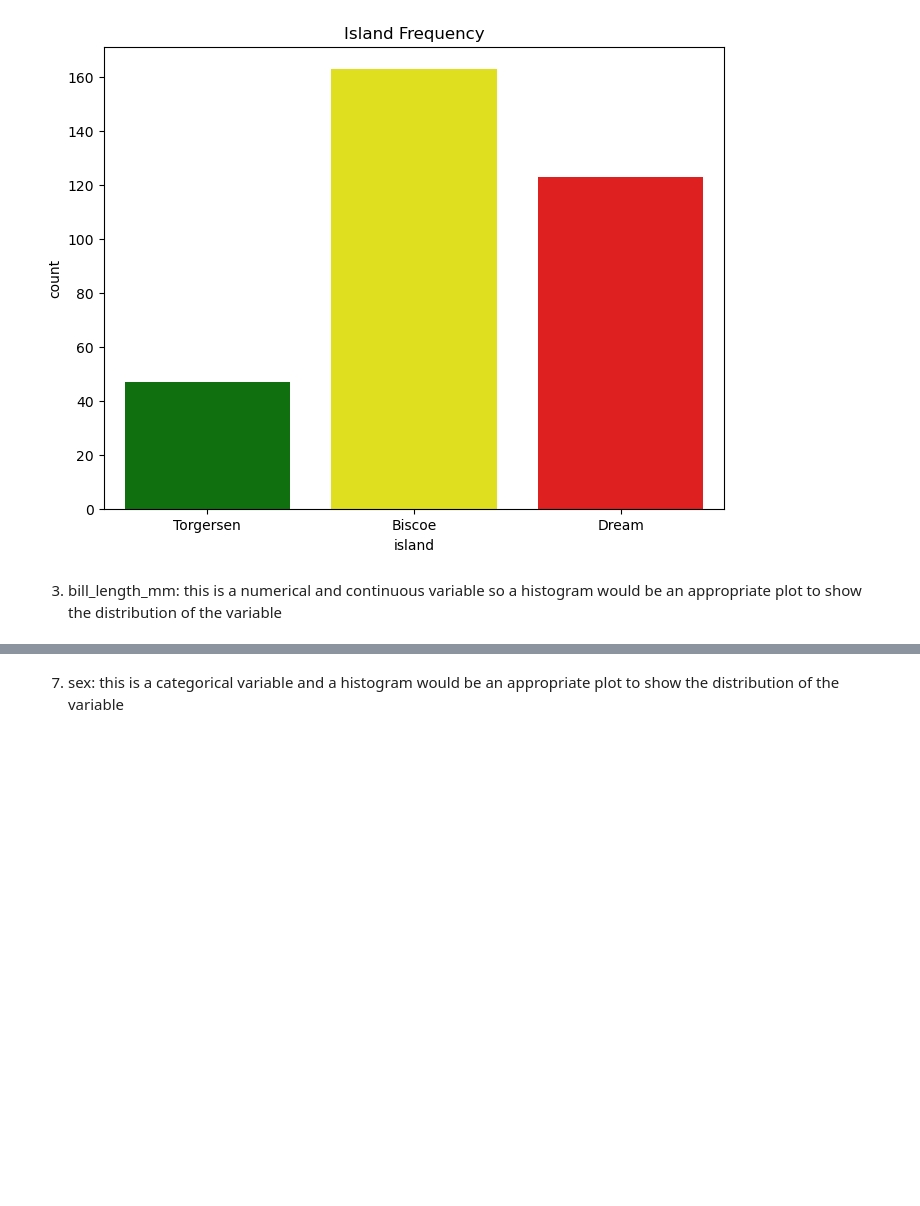
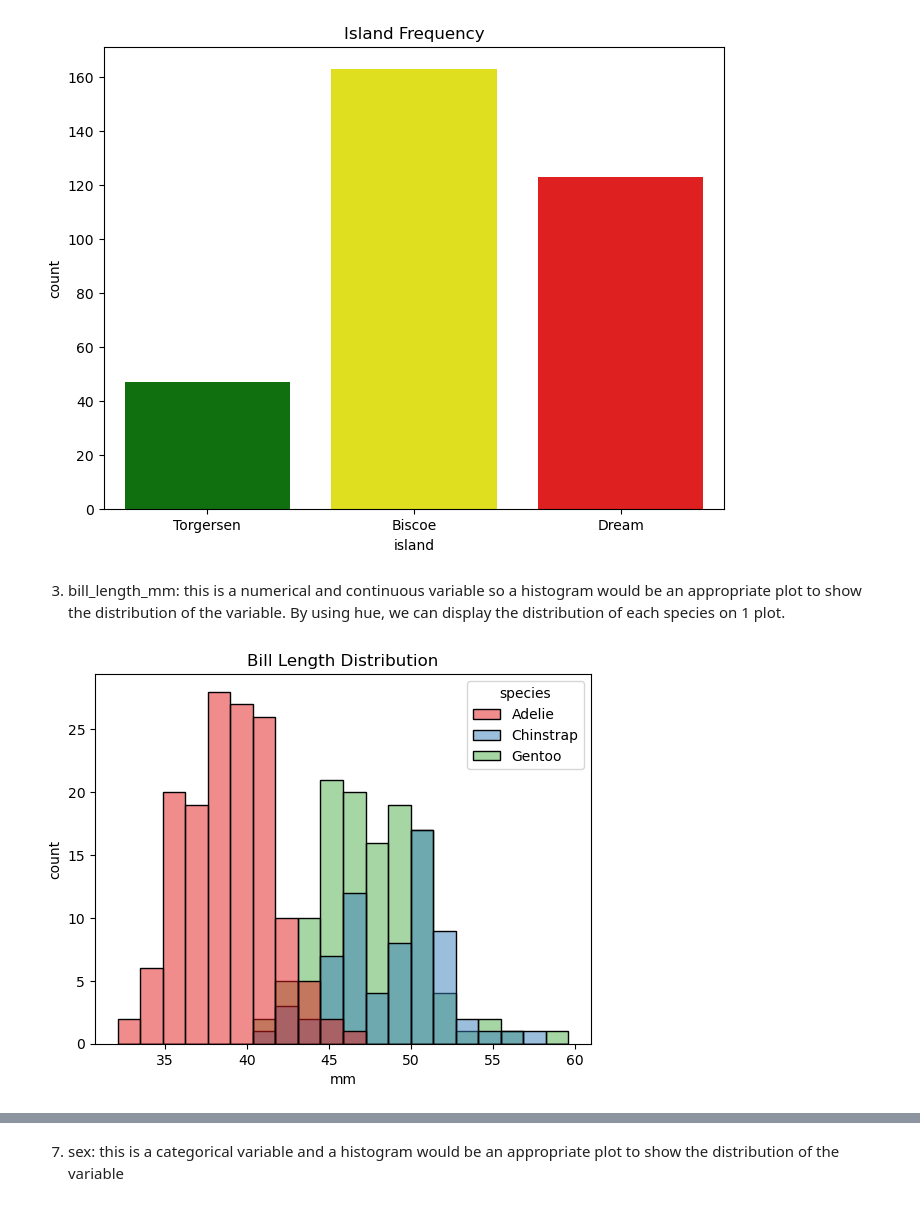
Before and after one commit to dectan/FUNDAMENTALS-OF-DATA-ANALYSIS, a Jupyter notebook: tasks.ipynb, the cells around one changed output, grey strips where cells are left out. Saved outputs shown, nothing was run; the diff lists cells and outputs as text; code cells hidden in the pictures; blank space fills up the shorter version.

```diff
--- a/tasks.ipynb
+++ b/tasks.ipynb
@@ -359,4 +359,13 @@ plt.show()
 # %% [output]
 [figure]
 # %% [markdown]
-3. bill_length_mm: this is a numerical and continuous variable so a histogram would be an appropriate plot to show the distribution of the variable
+3. bill_length_mm: this is a numerical and continuous variable so a histogram would be an appropriate plot to show the distribution of the variable. By using hue, we can display the distribution of each species on 1 plot.
+# %%
+sns.histplot(data=df, x="bill_length_mm", hue="species", bins=20,palette='Set1')
+plt.title('Bill Length Distribution')
+plt.xlabel("mm")
+plt.ylabel("count")
+#plt.legend(
+plt.show()
+# %% [output]
+[figure, added]
```
Also changed, not shown: parts of 14 cells of this notebook, 2 other files.
